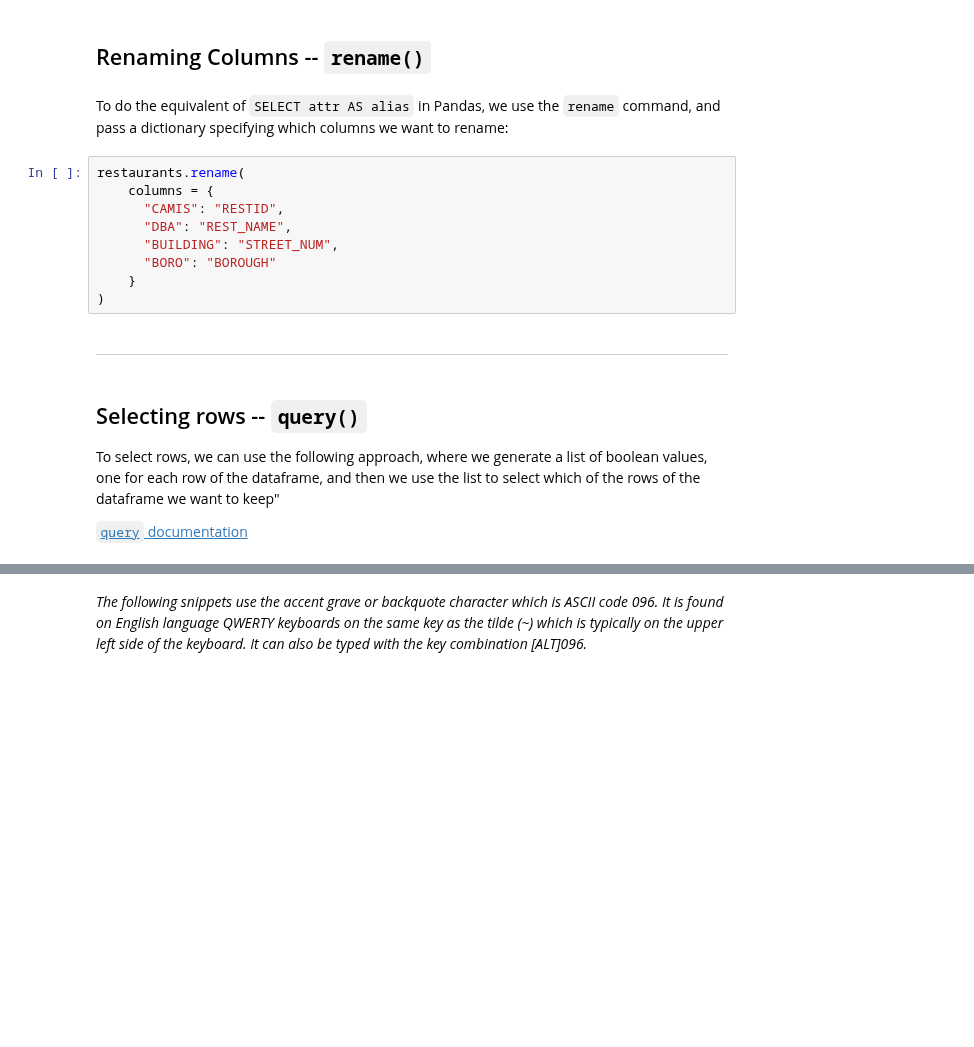
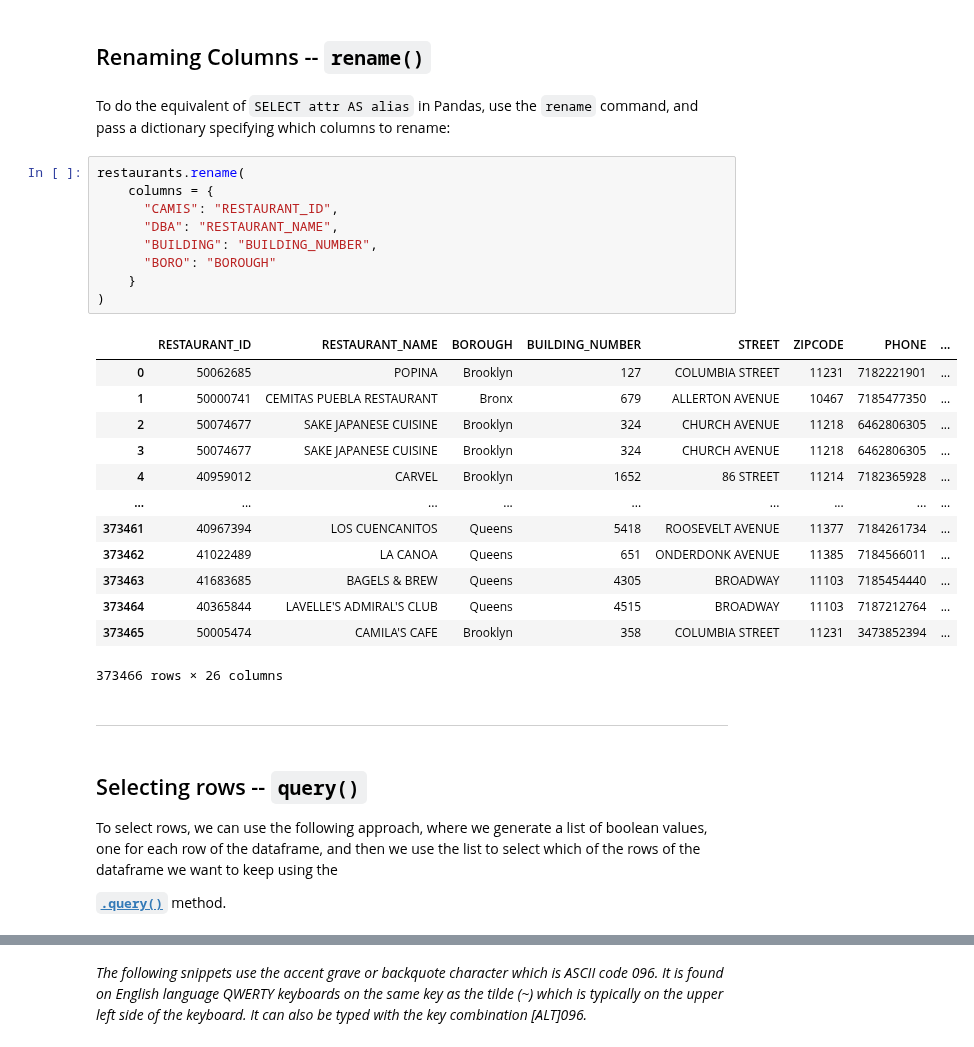
Before and after one commit to ProfessorPatrickSlatraigh/CST3512, a Jupyter notebook: CST3512_DataFrames_WK02CL03.ipynb, the cells around one changed output, grey strips where cells are left out. Cells and saved outputs as stored; diff of their text form; blank space fills up the shorter version.

```diff
--- a/CST3512_DataFrames_WK02CL03.ipynb
+++ b/CST3512_DataFrames_WK02CL03.ipynb
@@ -372,16 +425,30 @@ restaurants.filter(
 # %% [markdown]
 ## Renaming Columns -- `rename()`
 # %% [markdown]
-To do the equivalent of `SELECT attr AS alias` in Pandas, we use the `rename` command, and pass a dictionary specifying which columns we want to rename:
+To do the equivalent of `SELECT attr AS alias` in Pandas,  use the `rename` command, and pass a dictionary specifying which columns to rename:
 # %%
 restaurants.rename(
     columns = {
-      "CAMIS": "RESTID",
-      "DBA": "REST_NAME",
-      "BUILDING": "STREET_NUM",
+      "CAMIS": "RESTAURANT_ID",
+      "DBA": "RESTAURANT_NAME",
+      "BUILDING": "BUILDING_NUMBER",
       "BORO": "BOROUGH"
     }
 )
+# %% [output]
+|  | RESTAURANT_ID | RESTAURANT_NAME | BOROUGH | BUILDING_NUMBER | STREET | ZIPCODE | PHONE | ... |
+| 0 | 50062685 | POPINA | Brooklyn | 127 | COLUMBIA STREET | 11231 | 7182221901 | ... |
+| 1 | 50000741 | CEMITAS PUEBLA RESTAURANT | Bronx | 679 | ALLERTON AVENUE | 10467 | 7185477350 | ... |
+| 2 | 50074677 | SAKE JAPANESE CUISINE | Brooklyn | 324 | CHURCH AVENUE | 11218 | 6462806305 | ... |
+| 3 | 50074677 | SAKE JAPANESE CUISINE | Brooklyn | 324 | CHURCH AVENUE | 11218 | 6462806305 | ... |
+| 4 | 40959012 | CARVEL | Brooklyn | 1652 | 86 STREET | 11214 | 7182365928 | ... |
+| ... | ... | ... | ... | ... | ... | ... | ... | ... |
+| 373461 | 40967394 | LOS CUENCANITOS | Queens | 5418 | ROOSEVELT AVENUE | 11377 | 7184261734 | ... |
+| 373462 | 41022489 | LA CANOA | Queens | 651 | ONDERDONK AVENUE | 11385 | 7184566011 | ... |
+| 373463 | 41683685 | BAGELS & BREW | Queens | 4305 | BROADWAY | 11103 | 7185454440 | ... |
+| 373464 | 40365844 | LAVELLE'S ADMIRAL'S CLUB | Queens | 4515 | BROADWAY | 11103 | 7187212764 | ... |
+| 373465 | 50005474 | CAMILA'S CAFE | Brooklyn | 358 | COLUMBIA STREET | 11231 | 3473852394 | ... |
+373466 rows × 26 columns
 # %% [markdown]
 
 
@@ -389,9 +456,9 @@ restaurants.rename(
 # %% [markdown]
 ## Selecting rows -- `query()`
 
-To select rows, we can use the following approach, where we generate a list of boolean values, one for each row of the dataframe, and then we use the list to select which of the rows of the dataframe we want to keep"
+To select rows, we can use the following approach, where we generate a list of boolean values, one for each row of the dataframe, and then we use the list to select which of the rows of the dataframe we want to keep using the
 
-[`query` documentation](https://pandas.pydata.org/pandas-docs/stable/reference/api/pandas.DataFrame.query.html)
+[**`.query()`**](https://pandas.pydata.org/pandas-docs/stable/reference/api/pandas.DataFrame.query.html) method.
 # %%
 # Find all violations for restaurants with DBA being Starbucks
 restaurants.query(' DBA == "STARBUCKS" ')
```
Also changed, not shown: parts of 39 cells of this notebook.
